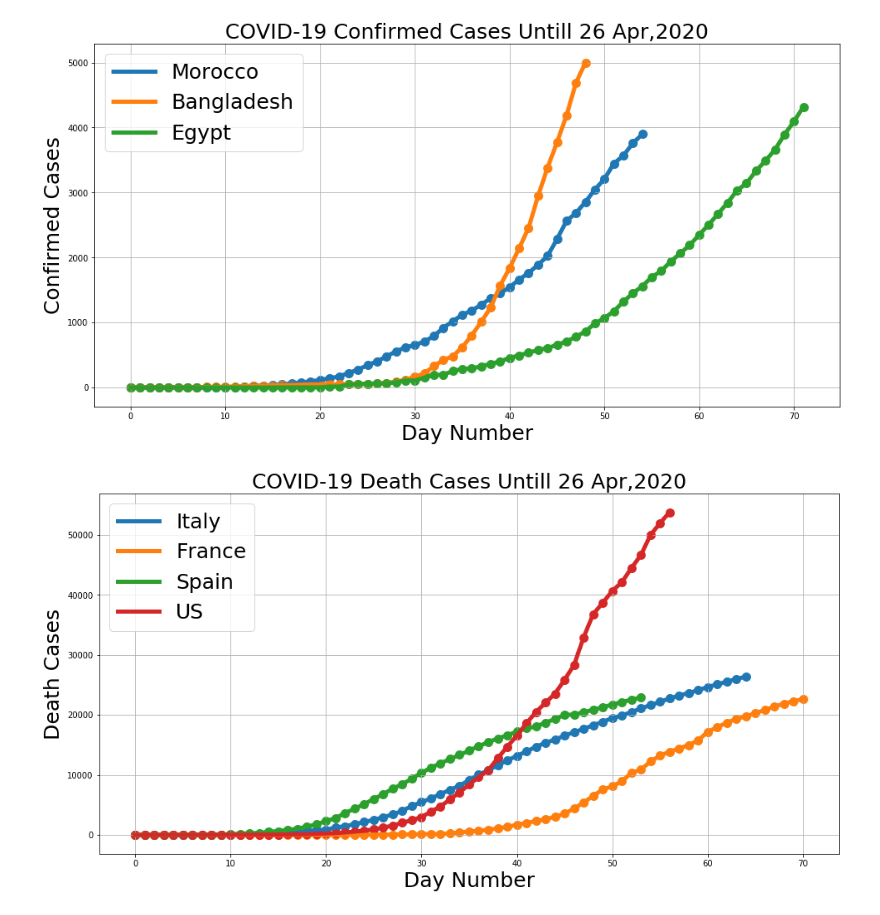
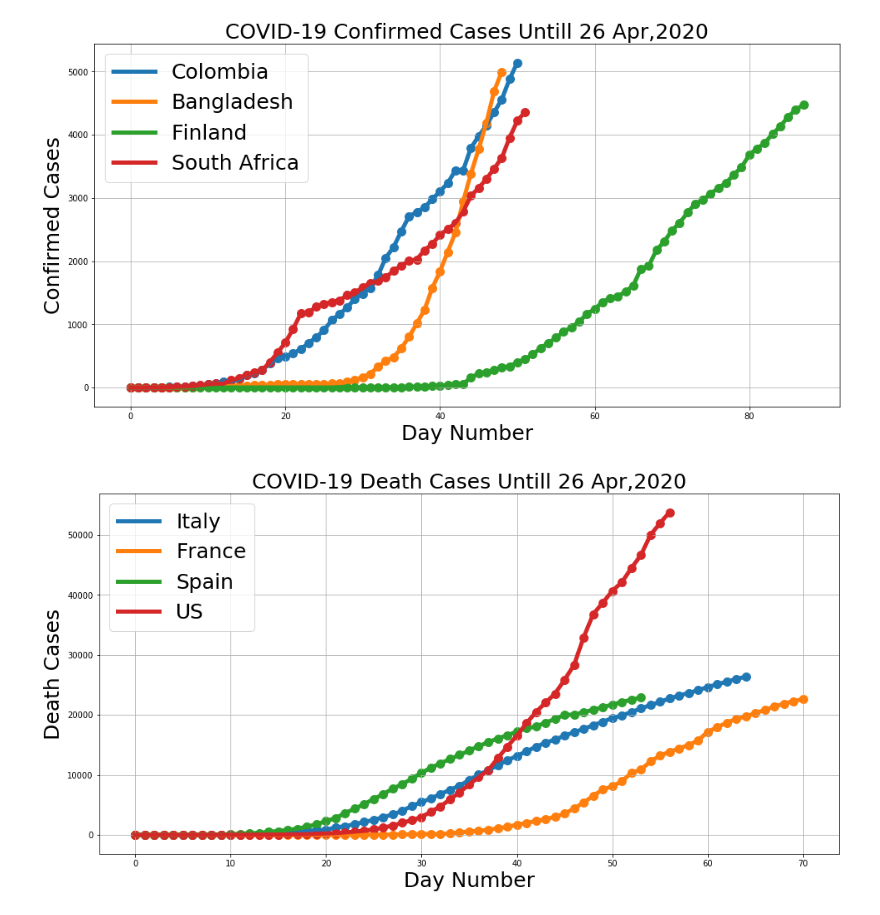
Before and after one commit to Mazhar004/python-data-visualization, a Jupyter notebook: Corona Affected Country/Graph.ipynb, the cells around one changed output. Saved outputs shown, nothing was run; the diff lists cells and outputs as text; code cells hidden in the pictures.

Commit message:
Change country names in comparosions section

```diff
--- a/Corona Affected Country/Graph.ipynb
+++ b/Corona Affected Country/Graph.ipynb
@@ -86,9 +86,9 @@ class CovidGraph():
 # %%
 graph = CovidGraph()
 # %%
-graph.graph_comparision('Confirmed', country=['Morocco','Bangladesh', 'Egypt'])
+graph.graph_comparision('Confirmed', country=['Colombia','Bangladesh','Finland','South Africa'])
 # %% [output]
-[figure, old version]
+[figure, new version]
 # %%
 graph.graph_comparision('Death', country=['Italy','France','Spain', 'US'])
 # %% [output]
```
Also changed, not shown: 3 other files.
